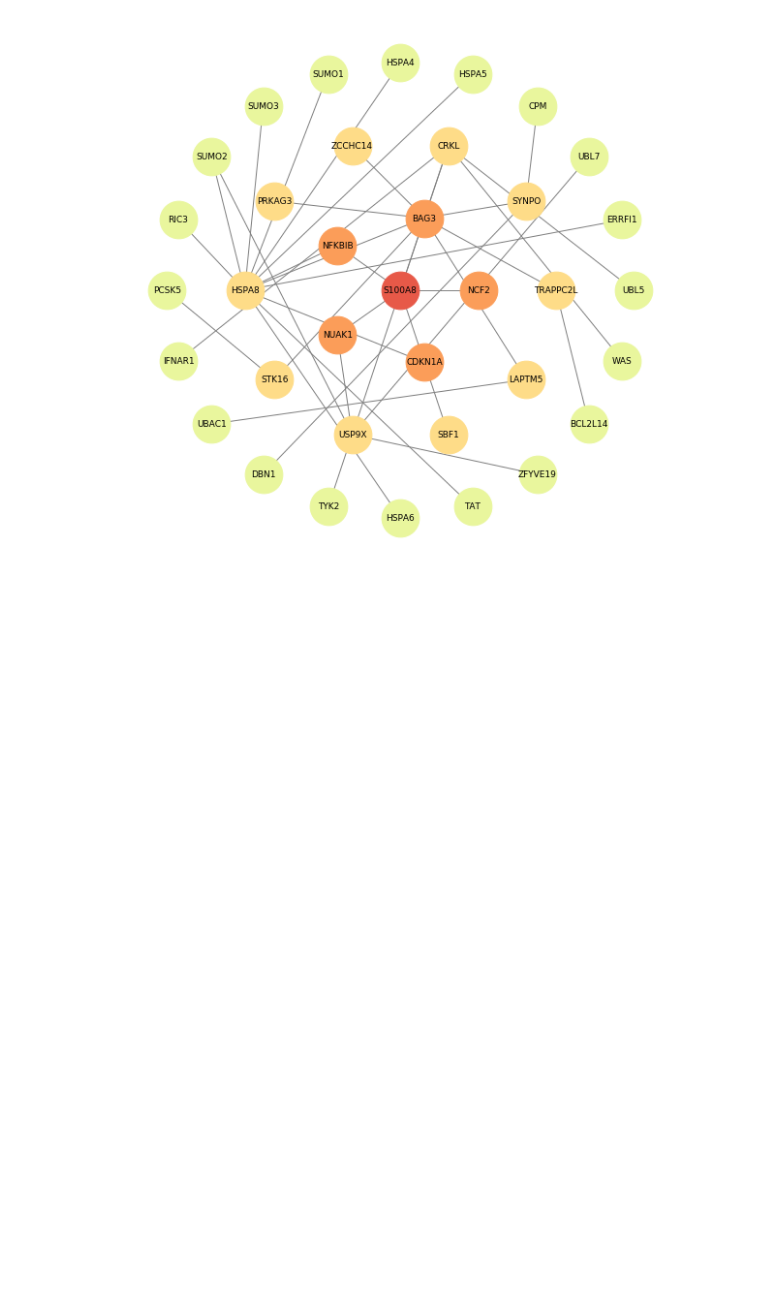
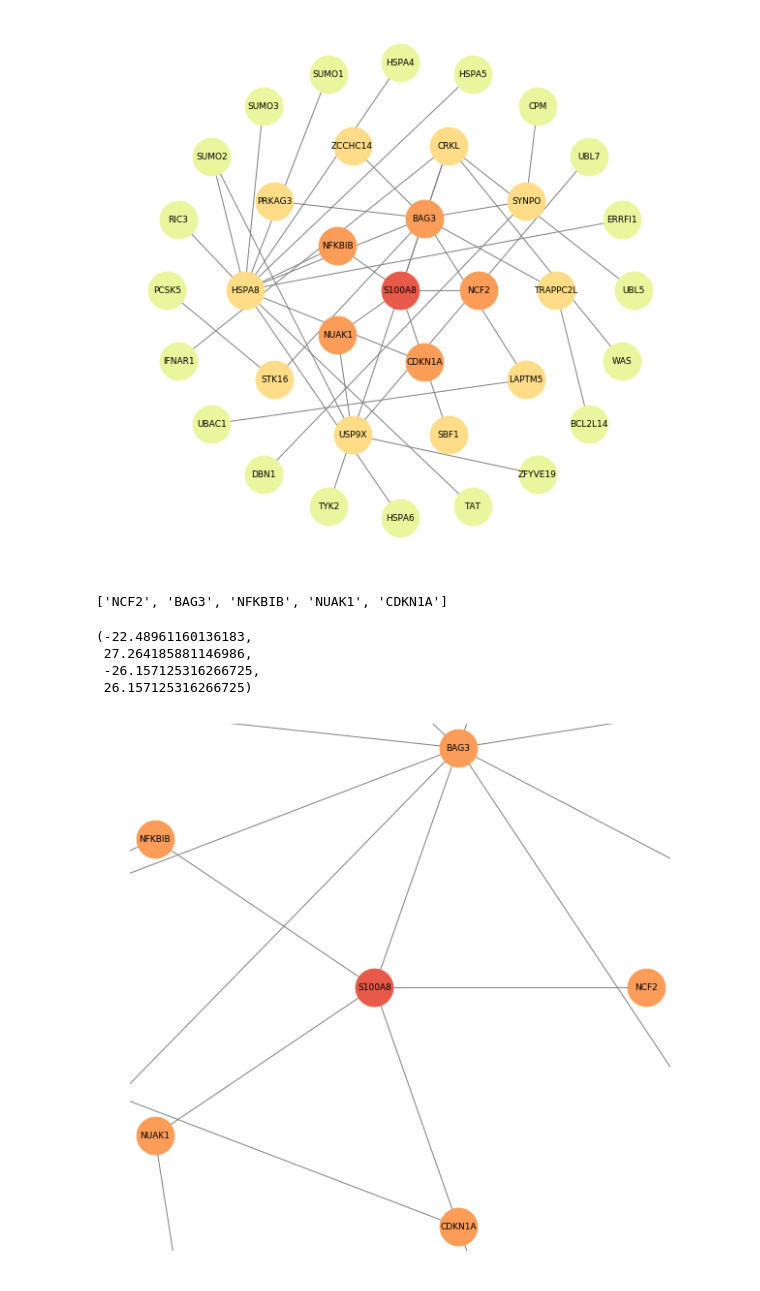
Before and after one commit to mila-iqia/gene-graph-conv, a Jupyter notebook: gene-inf-graphs.ipynb, the cells around one changed output. Saved outputs shown, nothing was run; the diff lists cells and outputs as text; code cells hidden in the pictures; blank space fills up the shorter version.

```diff
--- a/gene-inf-graphs.ipynb
+++ b/gene-inf-graphs.ipynb
@@ -6,7 +6,7 @@ import networkx as nx
 import matplotlib, matplotlib.pyplot as plt
 import numpy as np
 # %%
-dataset = TCGATissue()
+dataset = GeneDataset(at_hash="4070a45bc7dd69584f33e86ce193a2c903f0776d")
 graph_path = GeneInteractionGraph.get_at_hash("genemania")
 G = GeneInteractionGraph(graph_path)
 mapping = dict(zip(range(0, len(dataset.df.columns)), dataset.df.columns))
@@ -75,3 +75,32 @@ plt.axis('off')
 # %% [output]
 (-86.8442145497281, 86.84421454972812, -86.7601317641433, 86.7601317641433)
 [figure]
+# %%
+%matplotlib inline
+plt.rcParams['figure.figsize'] = (10, 10)
+shells = [zero_degree, first_degree, second_degree, third_degree]
+cmap = matplotlib.cm.get_cmap('Spectral')
+#pos = nx.spring_layout(G, k=0.5)
+pos = nx.shell_layout(nx_graph, shells, scale=100)
+#pos = nx.circular_layout(G)
+
+
+
+#nx.draw_networkx(G, pos, node_color="lightblue",with_labels=True, node_size=1000)
+
+nx.draw_networkx_nodes(nx_graph, pos,nodelist=zero_degree, with_labels=True, node_size=1500,node_color=cmap(40))
+
+nx.draw_networkx_nodes(nx_graph, pos,nodelist=first_degree, node_size=1500,node_color=cmap(70))
+subgraph = nx.Graph(nx_graph.subgraph(second_degree + first_degree + zero_degree))
+print first_degree
+nx.draw_networkx_edges(subgraph, pos, edge_color="gray");
+
+nx.draw_networkx_labels(nx_graph,pos,font_size=9);
+plt.axis('off')
+# %% [output]
+['NCF2', 'BAG3', 'NFKBIB', 'NUAK1', 'CDKN1A']
+(-22.48961160136183,
+ 27.264185881146986,
+ -26.157125316266725,
+ 26.157125316266725)
+[figure, added]
```
Also changed, not shown: parts of 1 cell of this notebook, 5 other files.
